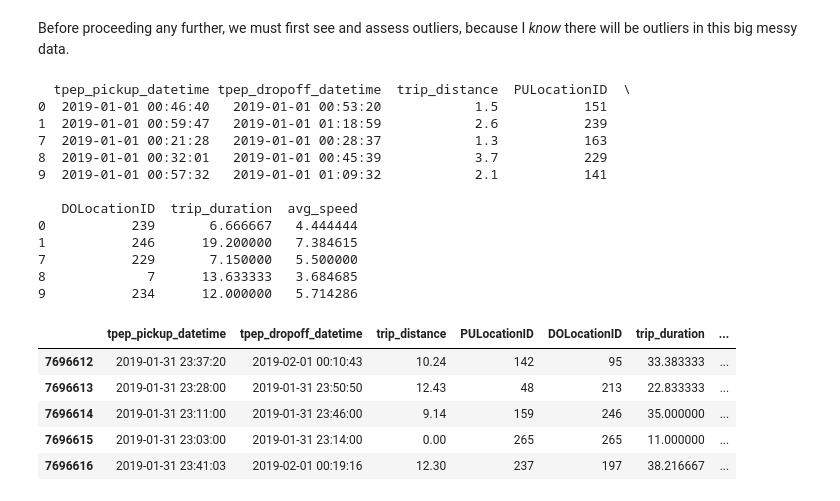
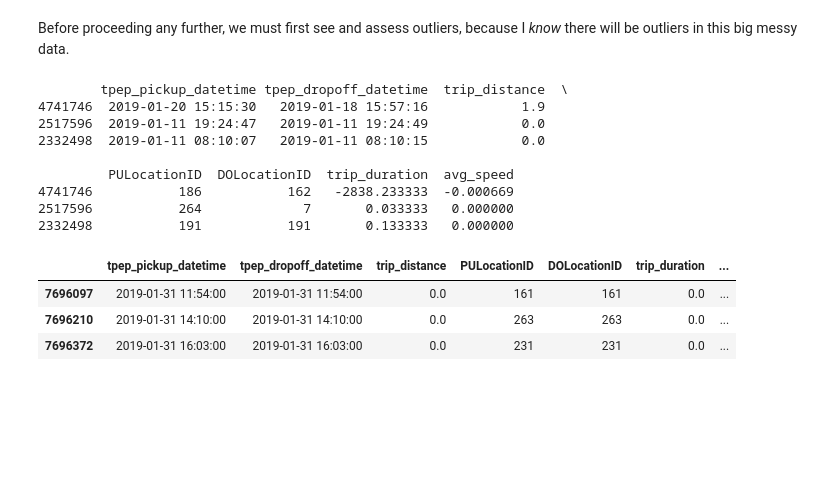
Before and after one commit to MAST30034-Applied-Data-Science/mast30034-project-1-aeross, a Jupyter notebook: notebooks/preprocess.ipynb, the cells around one changed output. Saved outputs shown, nothing was run; the diff lists cells and outputs as text; code cells hidden in the pictures; blank space fills up the shorter version.

Commit message:
added speed outlier analysis and removal

```diff
--- a/notebooks/preprocess.ipynb
+++ b/notebooks/preprocess.ipynb
@@ -213,8 +236,8 @@ pdf.head()
 # %% [markdown]
 ## 1: Speed
 # %%
-# find out the average speed of each trip (minutes/mile)
-pdf["avg_speed"] = pdf["trip_duration"] / pdf["trip_distance"]
+# find out the average speed of each trip (miles/minute)
+pdf["avg_speed"] = pdf["trip_distance"] / pdf["trip_duration"]
 pdf.head()
 # %% [output]
 |  | tpep_pickup_datetime | tpep_dropoff_datetime | trip_distance | PULocationID | DOLocationID | trip_duration | ... |
@@ -226,26 +249,21 @@ pdf.head()
 # %% [markdown]
 Before proceeding any further, we must first see and assess outliers, because I *know* there will be outliers in this big messy data.
 # %%
-pdf.sort_values("avg_speed", ascending=True)
-print(pdf.head())
-pdf.tail()
+pdf2 = pdf.copy()
+pdf2 = pdf2.sort_values("avg_speed", ascending=True)
+print(pdf2.head(3))
+pdf2.tail(3)
 # %% [output]
-  tpep_pickup_datetime tpep_dropoff_datetime  trip_distance  PULocationID  \
-0  2019-01-01 00:46:40   2019-01-01 00:53:20            1.5           151
-1  2019-01-01 00:59:47   2019-01-01 01:18:59            2.6           239
-7  2019-01-01 00:21:28   2019-01-01 00:28:37            1.3           163
-8  2019-01-01 00:32:01   2019-01-01 00:45:39            3.7           229
-9  2019-01-01 00:57:32   2019-01-01 01:09:32            2.1           141
+        tpep_pickup_datetime tpep_dropoff_datetime  trip_distance  \
+4741746  2019-01-20 15:15:30   2019-01-18 15:57:16            1.9
+2517596  2019-01-11 19:24:47   2019-01-11 19:24:49            0.0
+2332498  2019-01-11 08:10:07   2019-01-11 08:10:15            0.0
 
-   DOLocationID  trip_duration  avg_speed
-0           239       6.666667   4.444444
-1           246      19.200000   7.384615
-7           229       7.150000   5.500000
-8             7      13.633333   3.684685
-9           234      12.000000   5.714286
+         PULocationID  DOLocationID  trip_duration  avg_speed
+4741746           186           162   -2838.233333  -0.000669
+2517596           264             7       0.033333   0.000000
+2332498           191           191       0.133333   0.000000
 |  | tpep_pickup_datetime | tpep_dropoff_datetime | trip_distance | PULocationID | DOLocationID | trip_duration | ... |
-| 7696612 | 2019-01-31 23:37:20 | 2019-02-01 00:10:43 | 10.24 | 142 | 95 | 33.383333 | ... |
-| 7696613 | 2019-01-31 23:28:00 | 2019-01-31 23:50:50 | 12.43 | 48 | 213 | 22.833333 | ... |
-| 7696614 | 2019-01-31 23:11:00 | 2019-01-31 23:46:00 | 9.14 | 159 | 246 | 35.000000 | ... |
-| 7696615 | 2019-01-31 23:03:00 | 2019-01-31 23:14:00 | 0.00 | 265 | 265 | 11.000000 | ... |
-| 7696616 | 2019-01-31 23:41:03 | 2019-02-01 00:19:16 | 12.30 | 237 | 197 | 38.216667 | ... |
+| 7696097 | 2019-01-31 11:54:00 | 2019-01-31 11:54:00 | 0.0 | 161 | 161 | 0.0 | ... |
+| 7696210 | 2019-01-31 14:10:00 | 2019-01-31 14:10:00 | 0.0 | 263 | 263 | 0.0 | ... |
+| 7696372 | 2019-01-31 16:03:00 | 2019-01-31 16:03:00 | 0.0 | 231 | 231 | 0.0 | ... |
```
Also changed, not shown: parts of 14 cells of this notebook.
